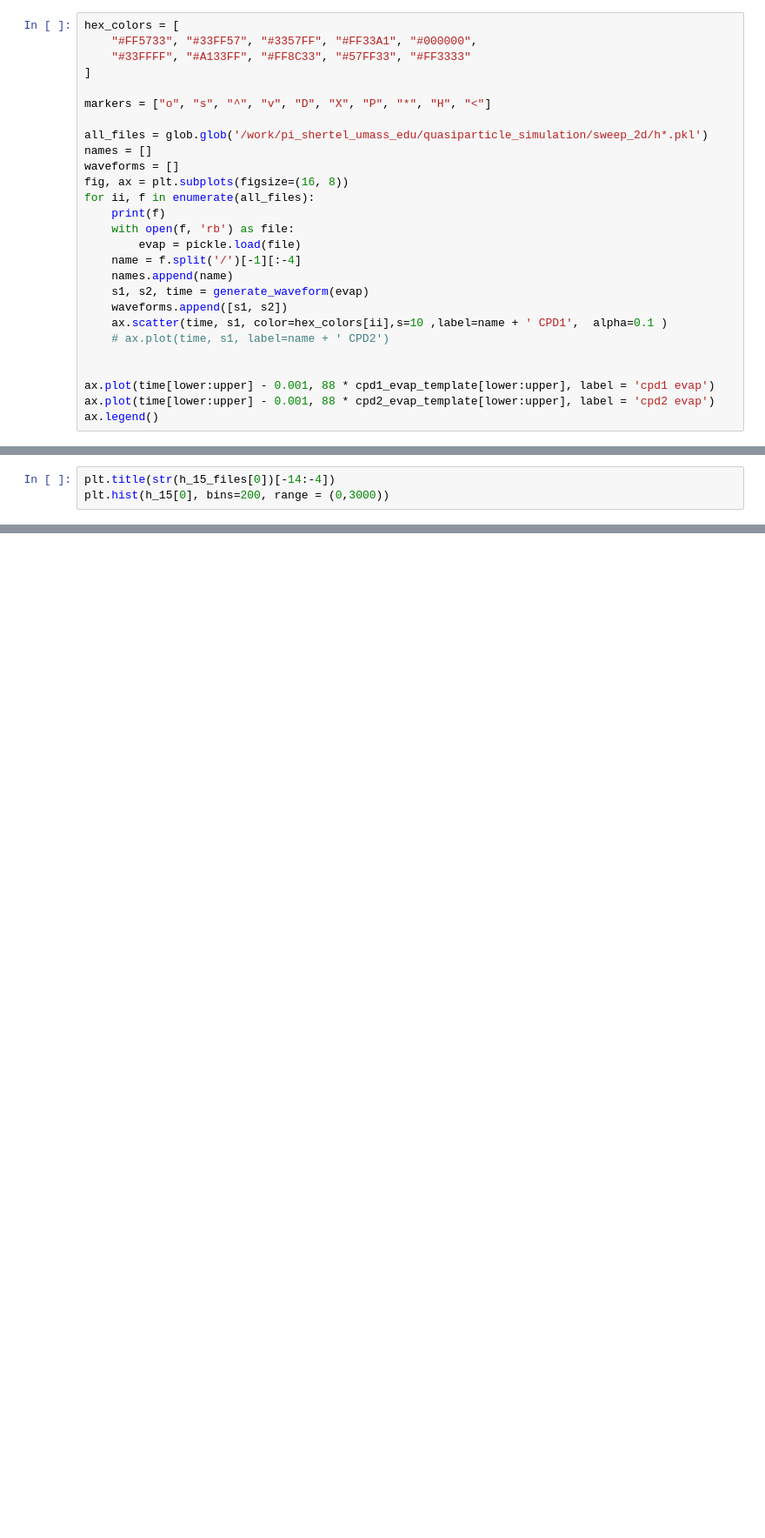
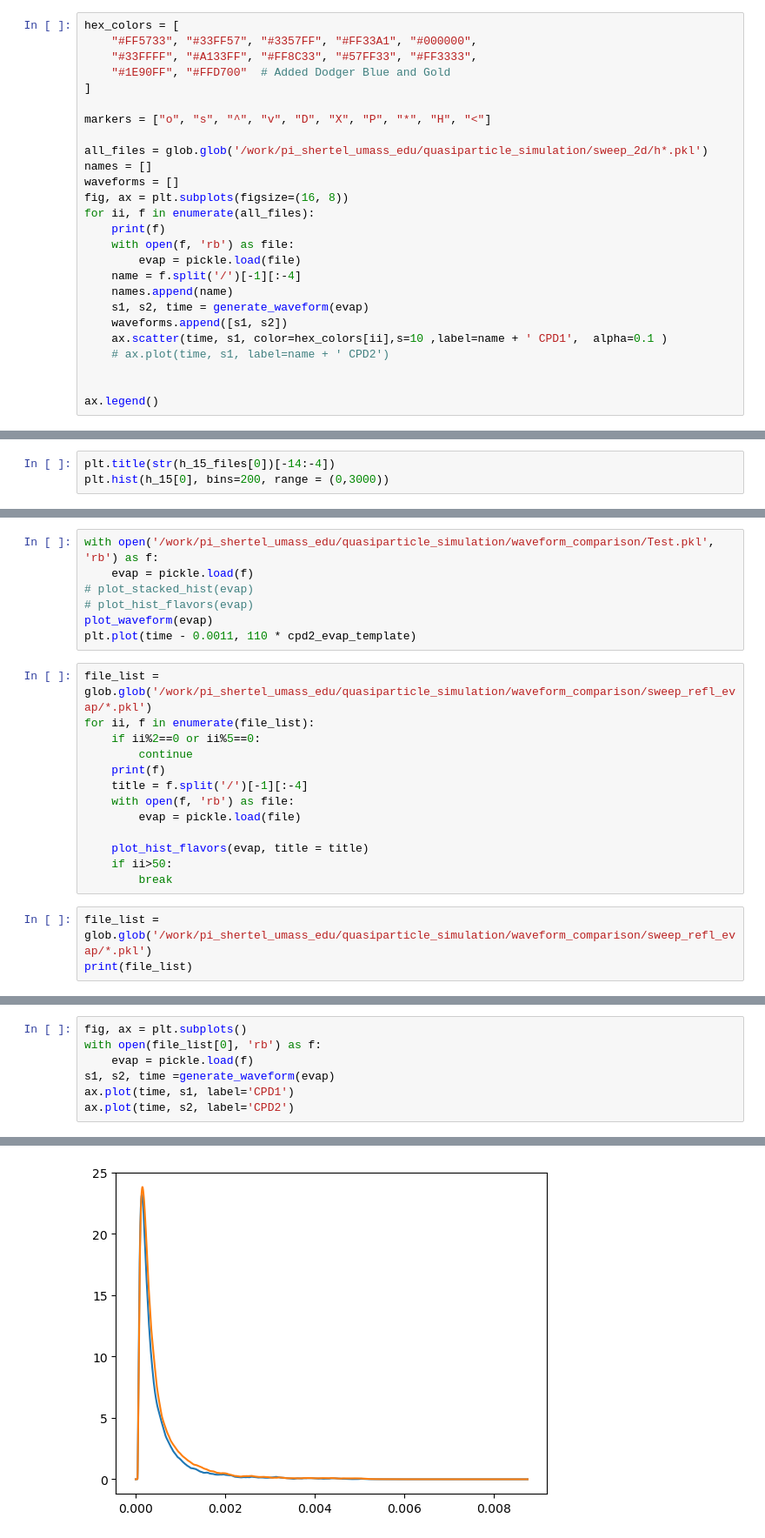
Before and after one commit to spice-herald/HeST, a Jupyter notebook: analysis/unity_analysis.ipynb, the cells around one changed output, grey strips where cells are left out. Shown at 87% size. Saved outputs shown, nothing was run; the diff lists cells and outputs as text; blank space fills up the shorter version.

```diff
--- a/analysis/unity_analysis.ipynb
+++ b/analysis/unity_analysis.ipynb
@@ -170,7 +172,8 @@ h_2_5_files = glob.glob('/work/pi_shertel_umass_edu/quasiparticle_simulation/swe
 # %%
 hex_colors = [
     "#FF5733", "#33FF57", "#3357FF", "#FF33A1", "#000000",
-    "#33FFFF", "#A133FF", "#FF8C33", "#57FF33", "#FF3333"
+    "#33FFFF", "#A133FF", "#FF8C33", "#57FF33", "#FF3333",
+    "#1E90FF", "#FFD700"  # Added Dodger Blue and Gold
 ]
 
 markers = ["o", "s", "^", "v", "D", "X", "P", "*", "H", "<"]
@@ -191,6 +194,4 @@ for ii, f in enumerate(all_files):
     # ax.plot(time, s1, label=name + ' CPD2')
 
 
-ax.plot(time[lower:upper] - 0.001, 88 * cpd1_evap_template[lower:upper], label = 'cpd1 evap')
-ax.plot(time[lower:upper] - 0.001, 88 * cpd2_evap_template[lower:upper], label = 'cpd2 evap')
 ax.legend()
@@ -241,0 +234,23 @@ plt.hist(h_15[0], bins=200, range = (0,3000))
+# %%
+with open('/work/pi_shertel_umass_edu/quasiparticle_simulation/waveform_comparison/Test.pkl', 'rb') as f:
+    evap = pickle.load(f)
+# plot_stacked_hist(evap)
+# plot_hist_flavors(evap)
+plot_waveform(evap)
+plt.plot(time - 0.0011, 110 * cpd2_evap_template)
+# %%
+file_list = glob.glob('/work/pi_shertel_umass_edu/quasiparticle_simulation/waveform_comparison/sweep_refl_evap/*.pkl')
+for ii, f in enumerate(file_list):
+    if ii%2==0 or ii%5==0:
+        continue
+    print(f)
+    title = f.split('/')[-1][:-4]
+    with open(f, 'rb') as file:
+        evap = pickle.load(file)
+
+    plot_hist_flavors(evap, title = title)
+    if ii>50:
+        break
+# %%
+file_list = glob.glob('/work/pi_shertel_umass_edu/quasiparticle_simulation/waveform_comparison/sweep_refl_evap/*.pkl')
+print(file_list)
@@ -241,0 +259,8 @@ plt.hist(h_15[0], bins=200, range = (0,3000))
+# %%
+fig, ax = plt.subplots()
+with open(file_list[0], 'rb') as f:
+    evap = pickle.load(f)
+s1, s2, time =generate_waveform(evap)
+ax.plot(time, s1, label='CPD1')
+ax.plot(time, s2, label='CPD2')
+# %% [output]
@@ -241,0 +268 @@ plt.hist(h_15[0], bins=200, range = (0,3000))
+[figure, added]
```
Also changed, not shown: parts of 14 cells of this notebook, 7 other files.
